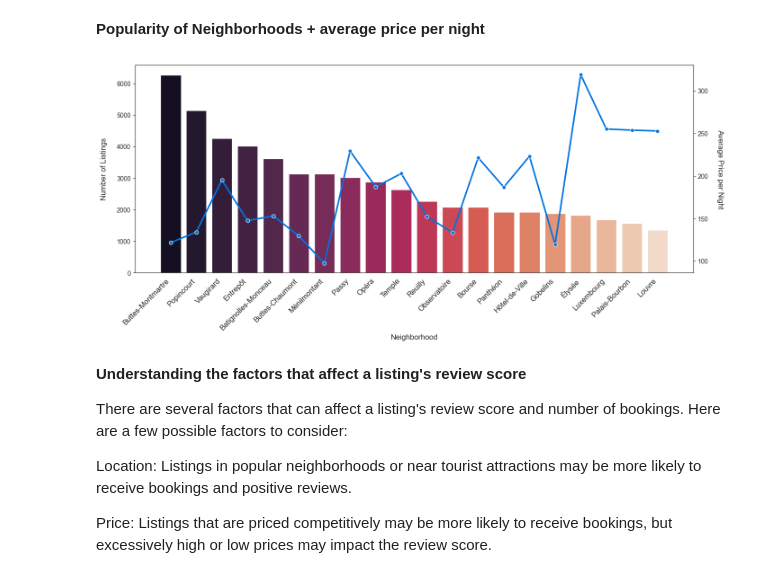
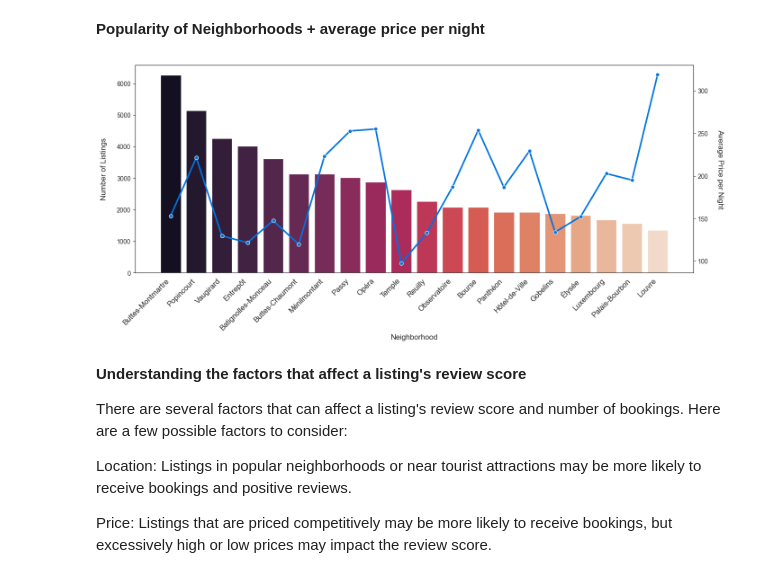
Before and after one commit to melvil44/data_analyst_portfolio, a Jupyter notebook: AirBnB_Paris_Analysis/main.ipynb, the cells around one changed output. Drawn from its saved outputs; the diff is of its cells as text; code cells hidden in the pictures.

```diff
--- a/AirBnB_Paris_Analysis/main.ipynb
+++ b/AirBnB_Paris_Analysis/main.ipynb
@@ -250,31 +250,32 @@ paris_map
 # %%
 import pandas as pd
 import seaborn as sns
 import matplotlib.pyplot as plt
 
 listings = pd.read_csv("data/listings.csv")
 
 # Remove dollar symbol and convert price to float
 listings['price'] = listings['price'].str.replace('$','').str.replace(',','').astype(float)
 
 neighborhood_counts = listings.groupby('neighbourhood_cleansed')['id'].count().reset_index(name='count')
 neighborhood_counts = neighborhood_counts.sort_values('count', ascending=False)
 plt.figure(figsize=(16,6))
 sns.set_style("white")
 ax = sns.barplot(data=neighborhood_counts, x='neighbourhood_cleansed', y='count', order=neighborhood_counts['neighbourhood_cleansed'], palette="rocket")
 ax.set_xticklabels(ax.get_xticklabels(), rotation=45, horizontalalignment='right', fontsize=12)
 plt.xlabel("Neighborhood", fontsize=12)
 plt.ylabel("Number of Listings", fontsize=12, labelpad=15)
 
 # Create a twin axis for the average price
+grouped_listings = listings.groupby('neighbourhood_cleansed')['price'].mean().reset_index(name='price')
 ax2 = ax.twinx()
 sns.lineplot(data=grouped_listings, x='neighbourhood_cleansed', y='price', ax=ax2, color='#0174DF', linewidth=2.5, marker='o')
 ax2.set_ylabel('Average Price per Night', fontsize=12, rotation=270)
 ax2.yaxis.labelpad = 25
 
 plt.show()
 # %% [output]
-[figure, old version]
+[figure, new version]
 # %% [markdown]
 **Understanding the factors that affect a listing's review score**
 
```
Also changed, not shown: parts of 1 cell of this notebook.
